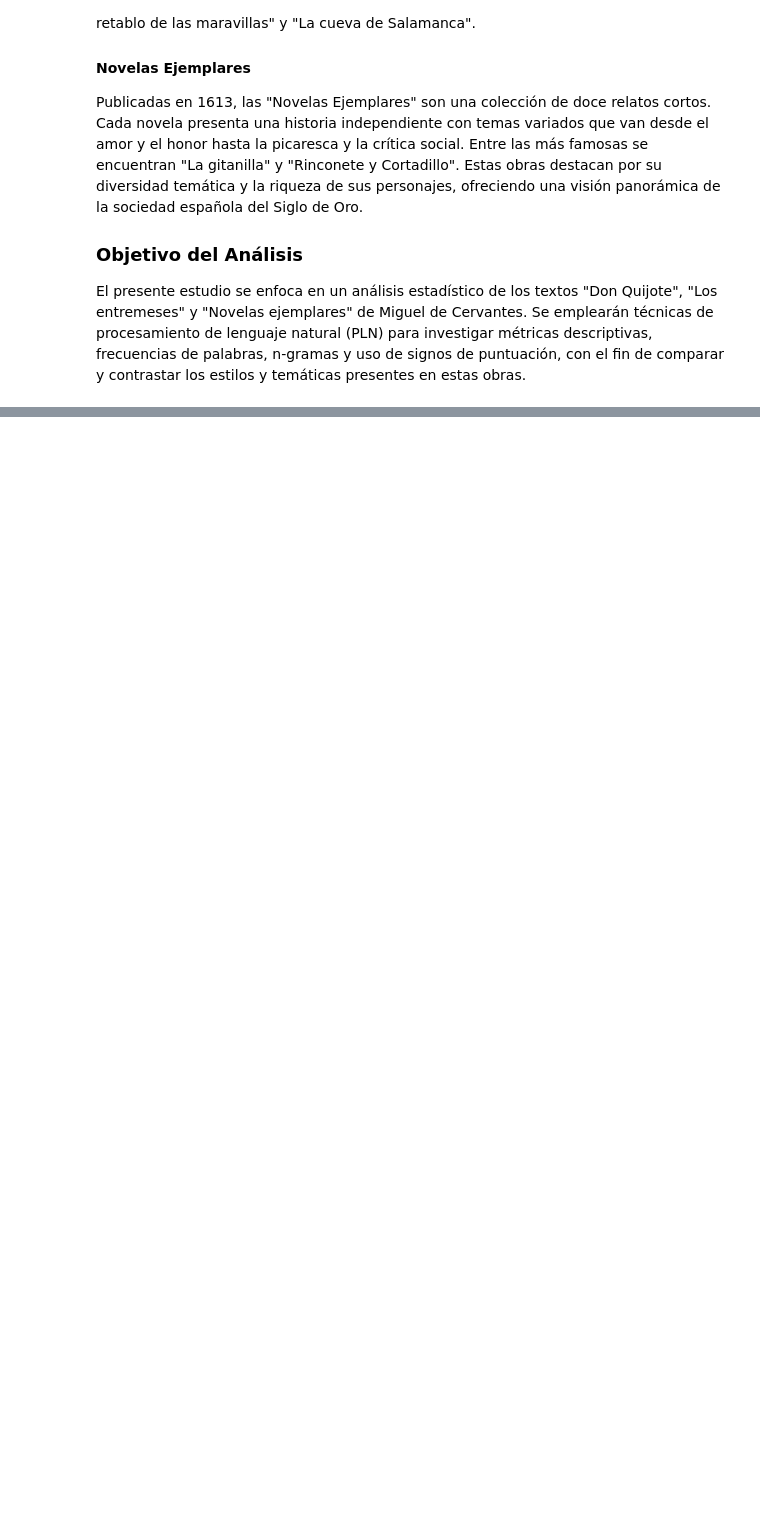
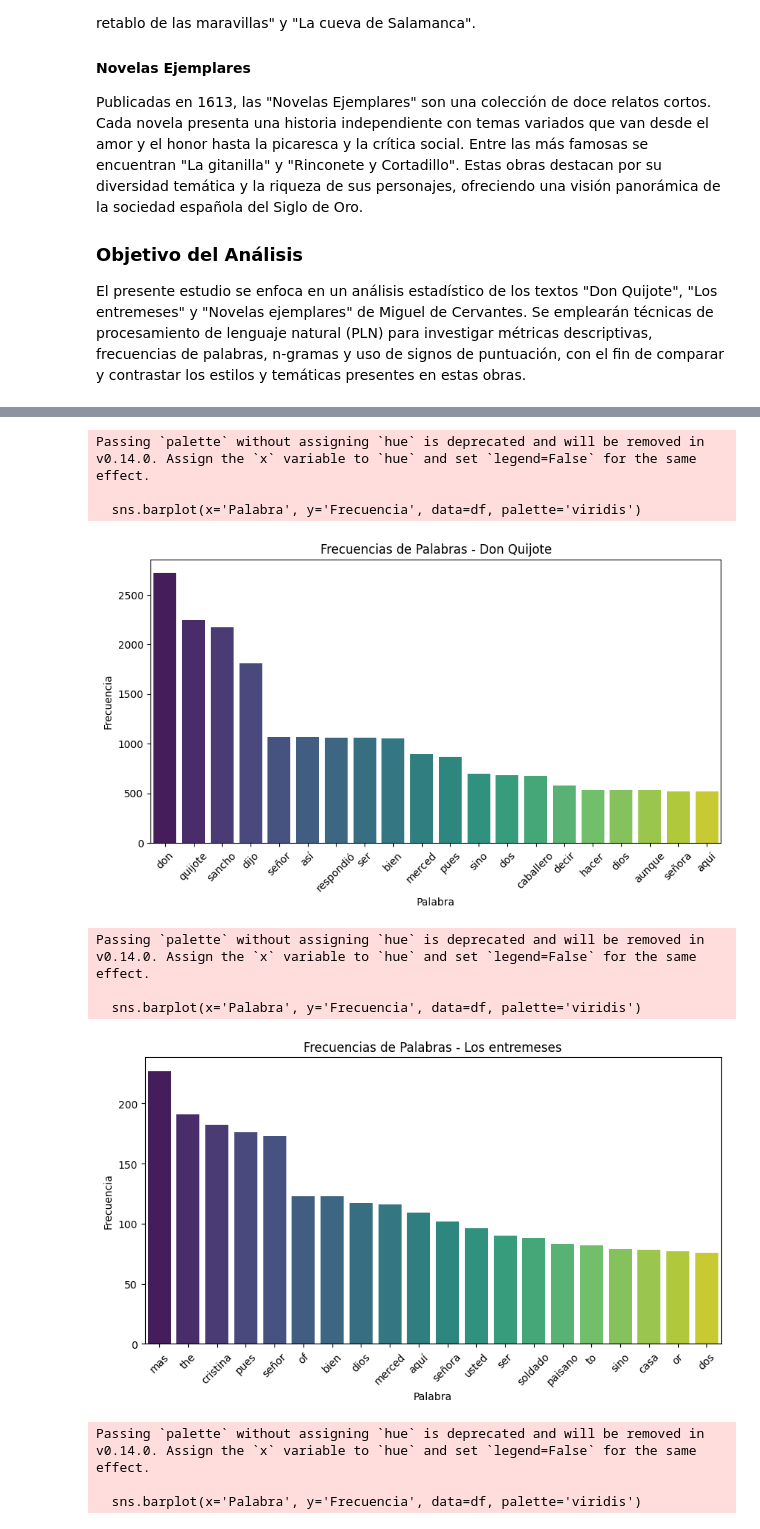
Before and after one commit to alanmejiaa/Procesamiento-y-Clasificacion-de-Datos-2024, a Jupyter notebook: Tarea #1.ipynb, the cells around one changed output, grey strips where cells are left out. Drawn from its saved outputs; the diff is of its cells as text; code cells hidden in the pictures; blank space fills up the shorter version.

Commit message:
Analisis de texto

```diff
--- a/Tarea #1.ipynb
+++ b/Tarea #1.ipynb
@@ -312,0 +112,21 @@ Bigrams 'Novelas': [(('d', 'juan'), 155), (('vuesa', 'merced'), 103), (('dijo',
+# %%
+# Función para limpiar y preprocesar texto
+def preprocess_text(text):
+    text_clean = re.sub(r'[^\w\s]', '', text.lower())
+    stop_words = set(stopwords.words('spanish'))
+    tokens = word_tokenize(text_clean)
+    filtered_text = [word for word in tokens if word not in stop_words and word not in unwanted_words]
+    return filtered_text
+# %%
+# Limpiar y preprocesar los textos
+processed_texts = {title: preprocess_text(text) for title, text in books.items()}
+# %%
+# Crear la frecuencia de palabras para cada libro
+freq_distributions = {title: FreqDist(words) for title, words in processed_texts.items()}
+# %%
+# Convertir las frecuencias a DataFrames y mostrar las 5 palabras más comunes
+for title, fdist in freq_distributions.items():
+    df = pd.DataFrame(fdist.most_common(20), columns=['token', '#'])
+    print(f"Las 5 palabras más comunes en {title}:")
+    print(df.head(5))
+    print()
@@ -312,0 +160,16 @@ Bigrams 'Novelas': [(('d', 'juan'), 155), (('vuesa', 'merced'), 103), (('dijo',
+# %%
+# Graficar las frecuencias de palabras para cada libro
+for title, fdist in freq_distributions.items():
+    plot_frequencies(fdist, f'Frecuencias de Palabras - {title}')
+# %% [output]
+Passing `palette` without assigning `hue` is deprecated and will be removed in v0.14.0. Assign the `x` variable to `hue` and set `legend=False` for the same effect.
+
+  sns.barplot(x='Palabra', y='Frecuencia', data=df, palette='viridis')
+[figure, added]
+Passing `palette` without assigning `hue` is deprecated and will be removed in v0.14.0. Assign the `x` variable to `hue` and set `legend=False` for the same effect.
+
+  sns.barplot(x='Palabra', y='Frecuencia', data=df, palette='viridis')
+[figure, added]
+Passing `palette` without assigning `hue` is deprecated and will be removed in v0.14.0. Assign the `x` variable to `hue` and set `legend=False` for the same effect.
+
+  sns.barplot(x='Palabra', y='Frecuencia', data=df, palette='viridis')
```
Also changed, not shown: parts of 44 cells of this notebook.
